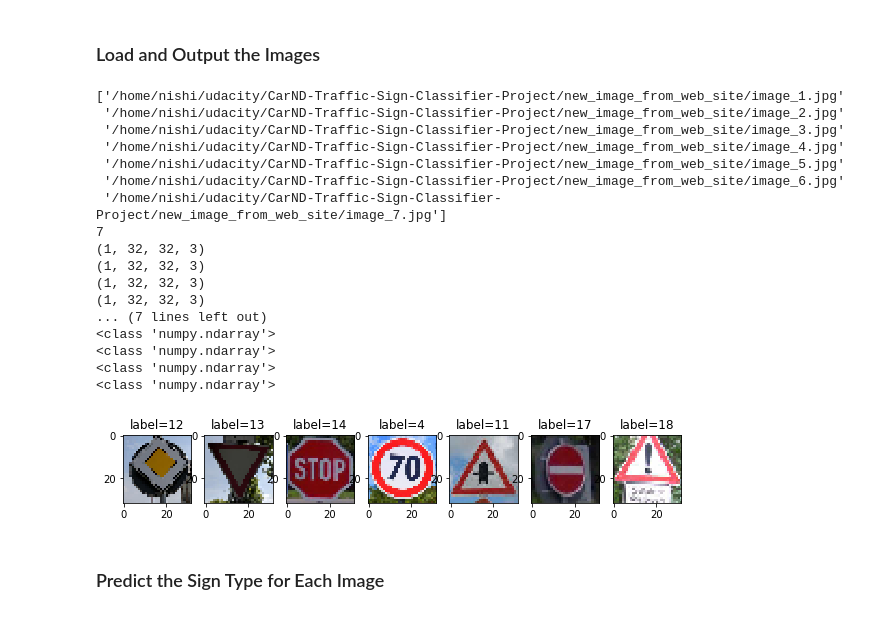
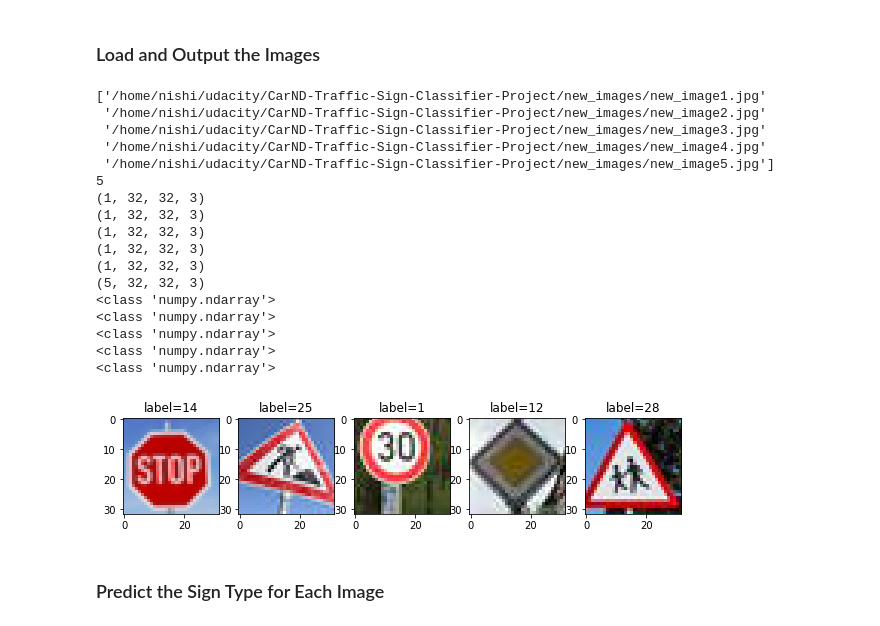
Before and after one commit to KentaNishi/CarND-Traffic-Sign-Classifier-Project, a Jupyter notebook: Traffic_Sign_Classifier.ipynb, the cells around one changed output. Cells and saved outputs as stored; diff of their text form; code cells hidden in the pictures.

```diff
--- a/Traffic_Sign_Classifier.ipynb
+++ b/Traffic_Sign_Classifier.ipynb
@@ -392,7 +401,7 @@ def self_difined_CNN(x,keep_prob_1,keep_prob_2):
 
     return logits
 # %%
-is_rgb = 0
+is_rgb = 1
 # Set Constant Values
 if is_rgb == 0:
     x = tf.placeholder(tf.float32, (None, 36, 36, 1))
@@ -628,6 +748,16 @@ Model saved
 # %%
 # Reconfigure CNN
 
+# Set the mean and standard deviation value
+mu = 0
+sigma = 0.1
+
+# Define standard conv2d-net
+
+def conv2d(x, W, b, strides=1,padding='SAME'):
+    x = tf.nn.conv2d(x, W, strides=[1, strides, strides, 1], padding=padding)
+    x = tf.nn.bias_add(x, b)
+    return tf.nn.relu(x)
 # introduce batch normalization after convolution
 keep_prob_1 = tf.placeholder(tf.float32)
 keep_prob_2 = tf.placeholder(tf.float32)
@@ -1912,0 +1645,21 @@ axes[2].set_title("Test data distribution",fontsize=18)
+# %%
+## Tensorflow set up
+import tensorflow as tf
+
+# I use RTX series so following settings are necessary to avoid GPU error.
+configure = tf.ConfigProto()
+configure.gpu_options.allow_growth = True
+
+# Hyper parametars
+EPOCHS = 200
+BATCH_SIZE = 128
+# %%
+is_rgb = 1
+# Set Constant Values
+n_classes = 43
+if is_rgb == 0:
+    x = tf.placeholder(tf.float32, (None, 36, 36, 1))
+else:
+    x = tf.placeholder(tf.float32, (None, 36, 36, 3))
+y = tf.placeholder(tf.int32, (None))
+one_hot_y = tf.one_hot(y, n_classes)
@@ -2051,58 +2229,58 @@ import matplotlib.pyplot as plt
 from PIL import Image
 # Visualizations will be shown in the notebook.
 %matplotlib inline
-file_name = '/home/nishi/udacity/CarND-Traffic-Sign-Classifier-Project/new_image_from_web_site/new_image_label.txt'
+file_name = '/home/nishi/udacity/CarND-Traffic-Sign-Classifier-Project/new_images/new_labels.txt'
 labels = np.array([])
 with open(file_name) as f:
     for line in f.readlines():
         for label in line.split():
-             labels = np.append(labels, int(label))
+             labels = np.append(labels, int(label)).astype(int)
         #Endfor
     #endfor
 #endwith
 n_image = len(labels)
-image_dir_name = "/home/nishi/udacity/CarND-Traffic-Sign-Classifier-Project/new_image_from_web_site/"
+image_dir_name = "/home/nishi/udacity/CarND-Traffic-Sign-Classifier-Project/new_images/"
 image_file_names=np.array([])
 for i in range(len(labels)):
-    image_file_names = np.append(image_file_names,image_dir_name+"image_{0}.jpg".format(i+1))
+    image_file_names = np.append(image_file_names,image_dir_name+"new_image{0}.jpg".format(i+1))
 print(image_file_names)
 print(len(image_file_names))
 
 for i in range(n_image):
     image = Image.open(image_file_names[i])
     image = np.array(image.resize((32,32)))
     image = image.reshape(1,32,32,3).astype(np.uint8)
     print(image.shape)
     if i == 0:
         new_images = image
     else:
         new_images = np.concatenate((new_images,image),axis=0)
 print(new_images.shape)
 f,ax = plt.subplots(nrows=1,ncols=n_image,figsize=(10,10))
 for i in range(n_image):
     print(type(ax))
     ax[i].imshow(new_images[i])
-    ax[i].set_title("label={0}".format(int(labels[i])))
+    ax[i].set_title("label={0}".format(labels[i]))
 #endfor
 # %% [output]
-['/home/nishi/udacity/CarND-Traffic-Sign-Classifier-Project/new_image_from_web_site/image_1.jpg'
- '/home/nishi/udacity/CarND-Traffic-Sign-Classifier-Project/new_image_from_web_site/image_2.jpg'
- '/home/nishi/udacity/CarND-Traffic-Sign-Classifier-Project/new_image_from_web_site/image_3.jpg'
- '/home/nishi/udacity/CarND-Traffic-Sign-Classifier-Project/new_image_from_web_site/image_4.jpg'
- '/home/nishi/udacity/CarND-Traffic-Sign-Classifier-Project/new_image_from_web_site/image_5.jpg'
- '/home/nishi/udacity/CarND-Traffic-Sign-Classifier-Project/new_image_from_web_site/image_6.jpg'
- '/home/nishi/udacity/CarND-Traffic-Sign-Classifier-Project/new_image_from_web_site/image_7.jpg']
-7
+['/home/nishi/udacity/CarND-Traffic-Sign-Classifier-Project/new_images/new_image1.jpg'
+ '/home/nishi/udacity/CarND-Traffic-Sign-Classifier-Project/new_images/new_image2.jpg'
+ '/home/nishi/udacity/CarND-Traffic-Sign-Classifier-Project/new_images/new_image3.jpg'
+ '/home/nishi/udacity/CarND-Traffic-Sign-Classifier-Project/new_images/new_image4.jpg'
+ '/home/nishi/udacity/CarND-Traffic-Sign-Classifier-Project/new_images/new_image5.jpg']
+5
 (1, 32, 32, 3)
 (1, 32, 32, 3)
 (1, 32, 32, 3)
 (1, 32, 32, 3)
-... (7 lines left out)
+(1, 32, 32, 3)
+(5, 32, 32, 3)
 <class 'numpy.ndarray'>
 <class 'numpy.ndarray'>
 <class 'numpy.ndarray'>
 <class 'numpy.ndarray'>
+<class 'numpy.ndarray'>
-[figure, old version]
+[figure, new version]
 # %% [markdown]
 ### Predict the Sign Type for Each Image
 # %%
```
Also changed, not shown: parts of 21 cells of this notebook.
